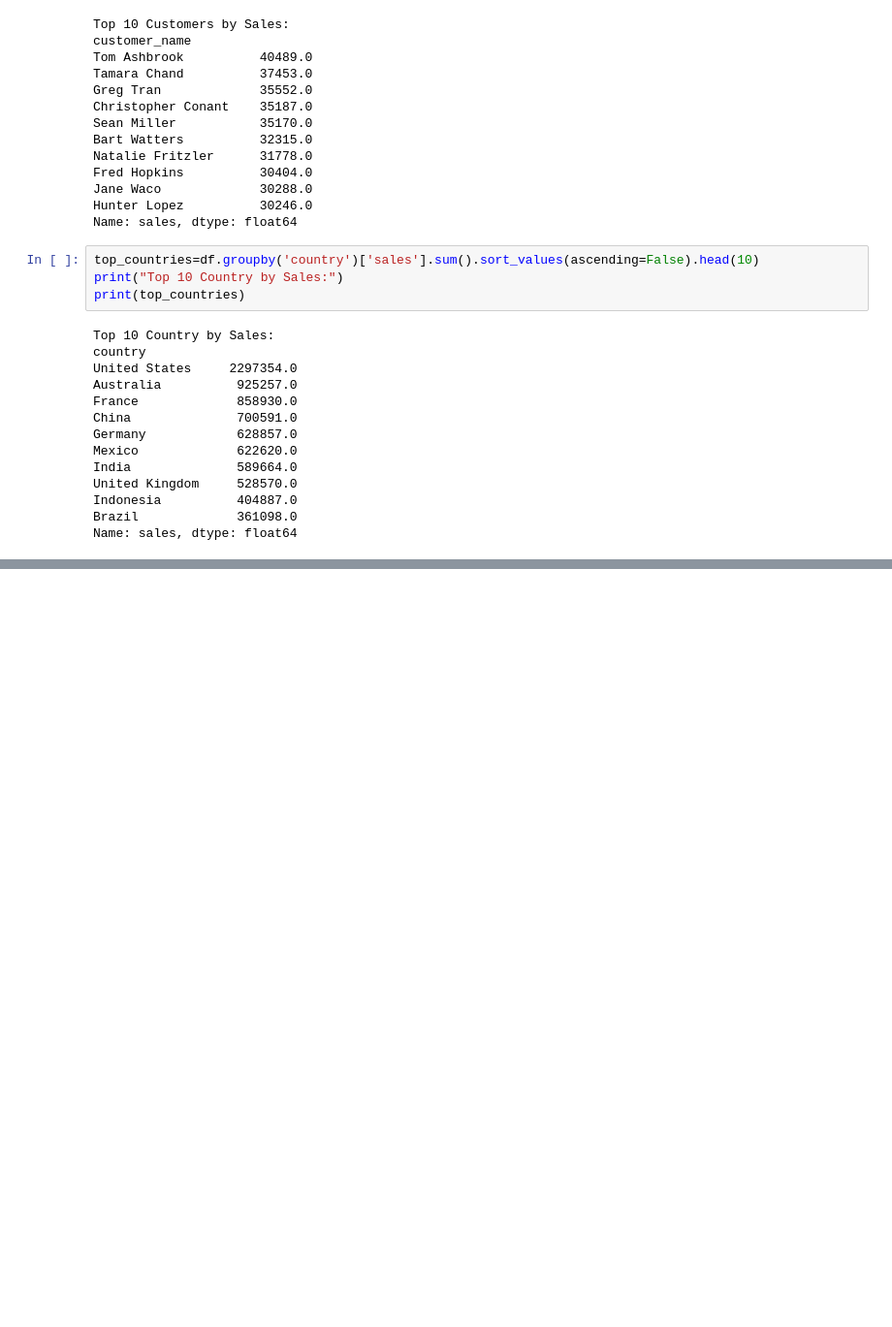
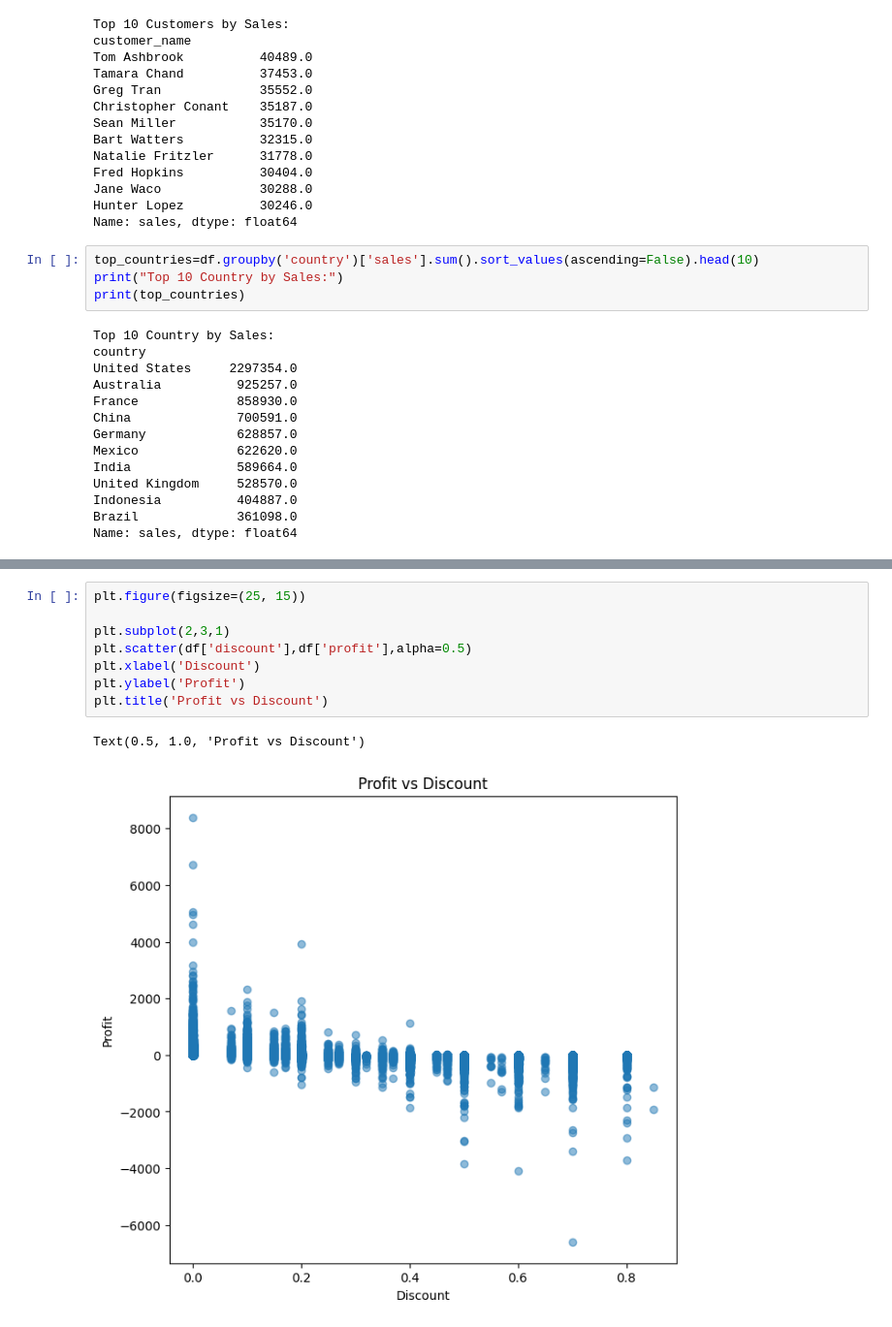
Before and after one commit to HimashMadushanka/Sales_Performance_Analysis, a Jupyter notebook: notebook/Sales_Performance_Analysis.ipynb, the cells around one changed output, grey strips where cells are left out. Shown at 97% size. Saved outputs shown, nothing was run; the diff lists cells and outputs as text; blank space fills up the shorter version.

```diff
--- a/notebook/Sales_Performance_Analysis.ipynb
+++ b/notebook/Sales_Performance_Analysis.ipynb
@@ -285,0 +304,11 @@ Name: sales, dtype: float64
+# %%
+plt.figure(figsize=(25, 15))
+
+plt.subplot(2,3,1)
+plt.scatter(df['discount'],df['profit'],alpha=0.5)
+plt.xlabel('Discount')
+plt.ylabel('Profit')
+plt.title('Profit vs Discount')
+# %% [output]
+Text(0.5, 1.0, 'Profit vs Discount')
+[figure, added]
```
Also changed, not shown: parts of 7 cells of this notebook.
